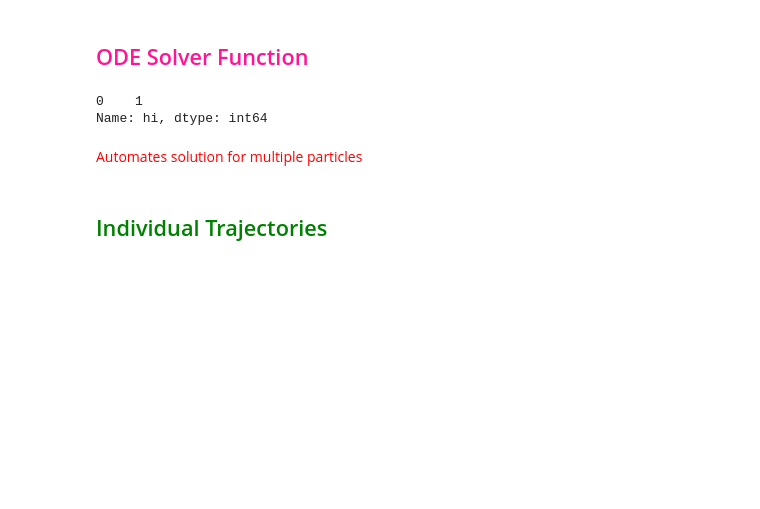
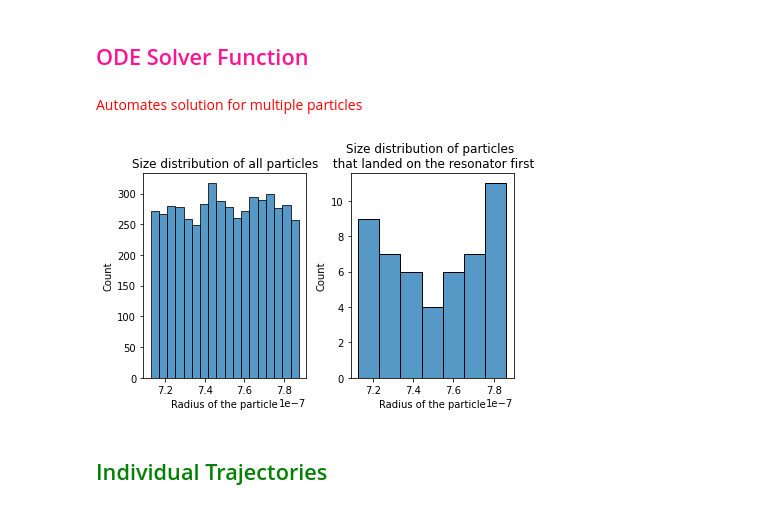
Before and after one commit to Hi-Tree/WGM_Forces, a Jupyter notebook: ode.ipynb, the cells around one changed output. Cells and saved outputs as stored; diff of their text form; code cells hidden in the pictures; blank space fills up the shorter version.

```diff
--- a/ode.ipynb
+++ b/ode.ipynb
@@ -43,7 +43,7 @@ def randomized(N):
     while Results.count()[0] != N:
         Rp = np.random.uniform(7.5*10**(-7) - 3.75*10**(-8), 7.5*10**(-7) + 3.75*10**(-8))
         #random positions
-        rho = np.random.uniform(39.107+(4*(7.5*10**(-7))),39.107+(2*np.pi))
+        rho = np.random.uniform(39.107+(3*(7.5*10**(-7))),39.107+(2*np.pi))
         theta = np.random.uniform(((np.pi/2)-np.sqrt(1/40)),((np.pi/2)+np.sqrt(1/40)))
         phi = np.random.uniform(0,np.pi*2)
         #random velocities
@@ -79,11 +79,6 @@ def f(u, t, par, gamma,Rp):
                 dphi, (forces.phi(rho, theta, par) - gamma * rho * dphi - 2 * drho * dphi - rho * dphi ** 2 * np.sin(phi) * np.cos(phi)) / rho
             ]
     return dudt
-# %%
-g =
-# %% [output]
-0    1
-Name: hi, dtype: int64
 # %% [markdown]
 <span style="color:red">Automates solution for multiple particles</span>
 # %%
@@ -115,7 +110,7 @@ def solve(Results):
 Res = pd.DataFrame(columns=['rho','time','Rp_'])
 Res2 = pd.DataFrame(columns=['rho','time','Rp_'])
 Res3 = pd.DataFrame(columns=['rand_x','rand_y','rand_z','rho_','theta_','phi_','dRho_','dTheta_','dPhi_','Rp_','gamma_','time_'])
-for i in range(10000):
+for i in range(50):
     F = randomized(100)
     g = solve(F)
     z = solve(F)[0].sort_values('time')
@@ -123,4 +118,17 @@ for i in range(10000):
     Res = pd.concat([top, Res],ignore_index = True)
     Res2 = pd.concat([z, Res2],ignore_index = True)
     Res3 = pd.concat([F, Res3],ignore_index = True)
+# %%
+plt.rcParams["figure.autolayout"] = True
+
+fig, axes = plt.subplots(1, 2)
+axes[0].set_xlabel("Radius of the particle")
+axes[1].set_xlabel("Radius of the particle")
+axes[0].set_title("Size distribution of all particles")
+axes[1].set_title("Size distribution of particles \n that landed on the resonator first")
+sns.histplot(data = Res, x = 'Rp_', ax=axes[1])
+sns.histplot(data = Res3, x = 'Rp_', ax=axes[0])
+plt.show()
+# %% [output]
+[figure, added]
 # %%
```
Also changed, not shown: parts of 2 cells of this notebook.
